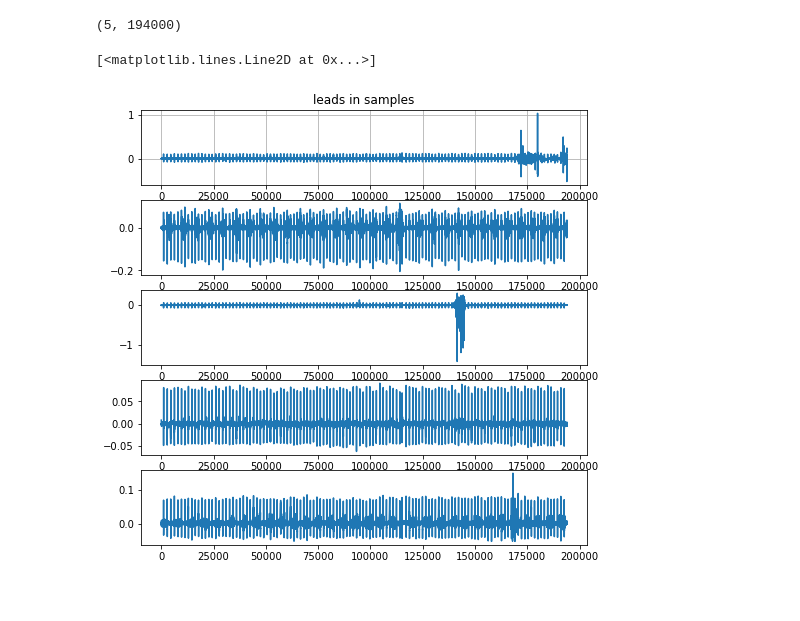
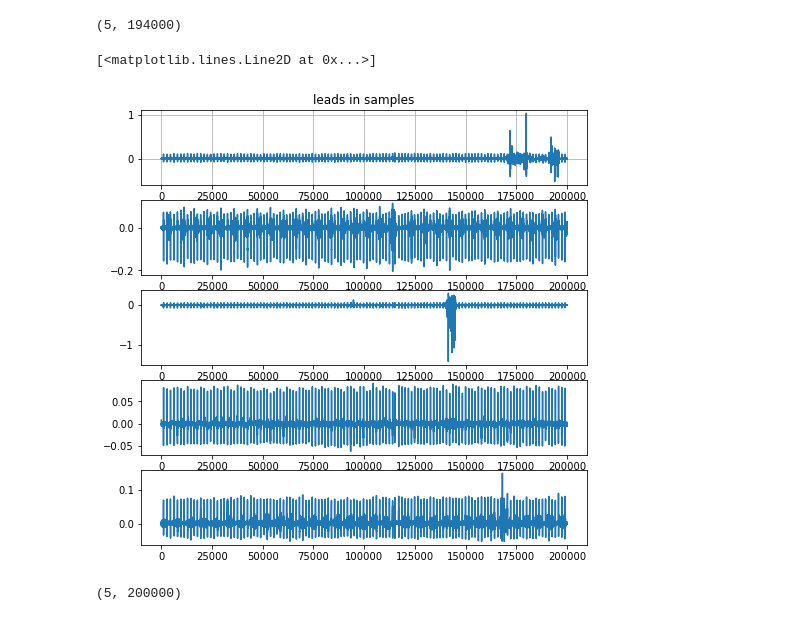
Before and after one commit to ReSurfEMG/ReSurfEMG, a Jupyter notebook: open_work/file_reading.ipynb, the cells around one changed output. Saved outputs shown, nothing was run; the diff lists cells and outputs as text; code cells hidden in the pictures.

```diff
--- a/open_work/file_reading.ipynb
+++ b/open_work/file_reading.ipynb
@@ -266,16 +266,16 @@ cut_file_data.shape
 # %%
 %matplotlib inline
 # set up plotn
-x = cut_file_data # data_samples
+x = output # data_samples
 fig, axis = plt.subplots(nrows = 5, ncols = 1, figsize=(8, 8))
 #ax.set_ylim([-4, 4d])
 axis[0].grid(True)
 axis[0].plot(x[0])
 axis[0].set(title='leads in samples')
 axis[1].plot(x[1])
 axis[2].plot(x[2])
 axis[3].plot(x[3])
 axis[4].plot(x[4])
 # %% [output]
 [<matplotlib.lines.Line2D at 0x...>]
-[figure, old version]
+[figure, new version]
@@ -281,0 +289,4 @@ axis[4].plot(x[4])
+# %%
+output.shape
+# %% [output]
+(5, 200000)
```
Also changed, not shown: parts of 2 cells of this notebook, 1 other file.
